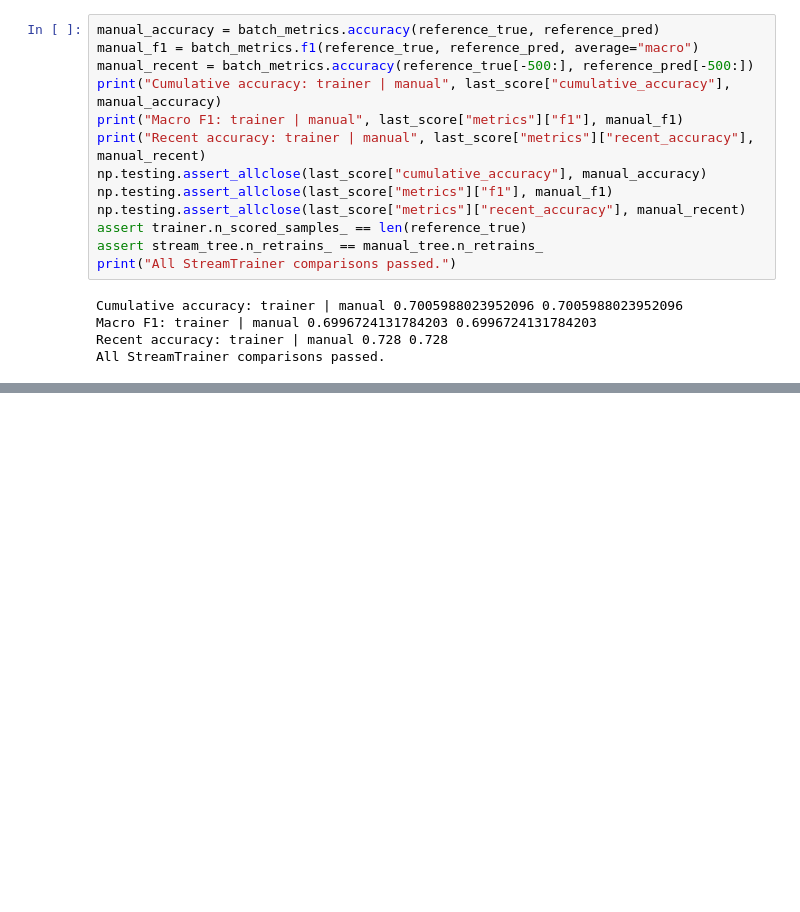
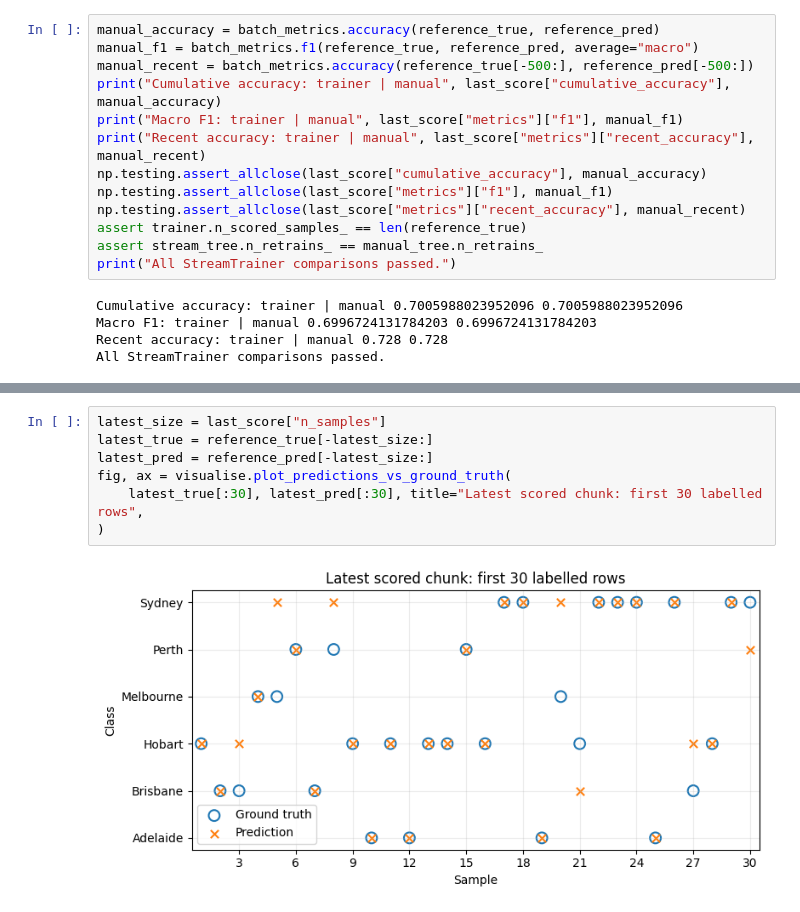
Before and after one commit to DahaoP1/NumCompute, a Jupyter notebook: demo/stream_demo.ipynb, the cells around one changed output, grey strips where cells are left out. Saved outputs shown, nothing was run; the diff lists cells and outputs as text; blank space fills up the shorter version.

```diff
--- a/demo/stream_demo.ipynb
+++ b/demo/stream_demo.ipynb
@@ -1042,0 +1099,9 @@ All StreamTrainer comparisons passed.
+# %%
+latest_size = last_score["n_samples"]
+latest_true = reference_true[-latest_size:]
+latest_pred = reference_pred[-latest_size:]
+fig, ax = visualise.plot_predictions_vs_ground_truth(
+    latest_true[:30], latest_pred[:30], title="Latest scored chunk: first 30 labelled rows",
+)
+# %% [output]
+[figure, added]
```
Also changed, not shown: parts of 9 cells of this notebook, 2 other files.
